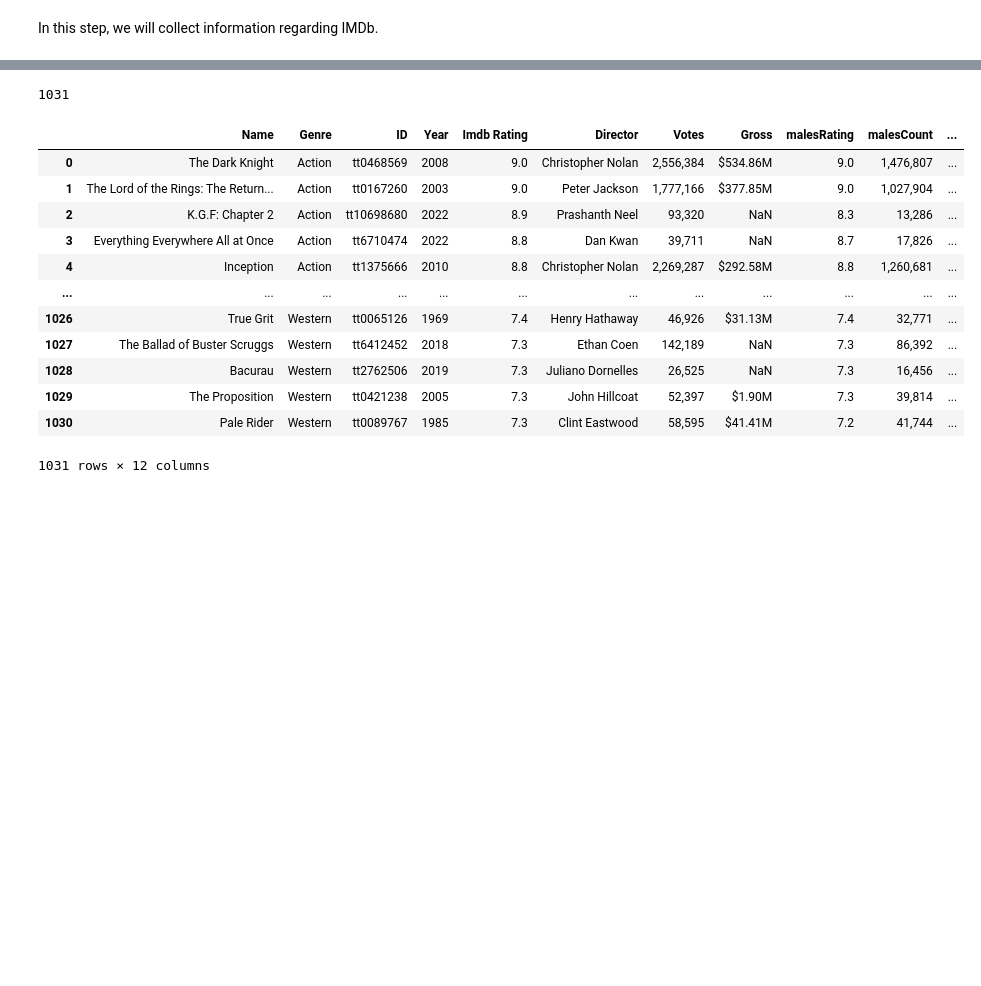
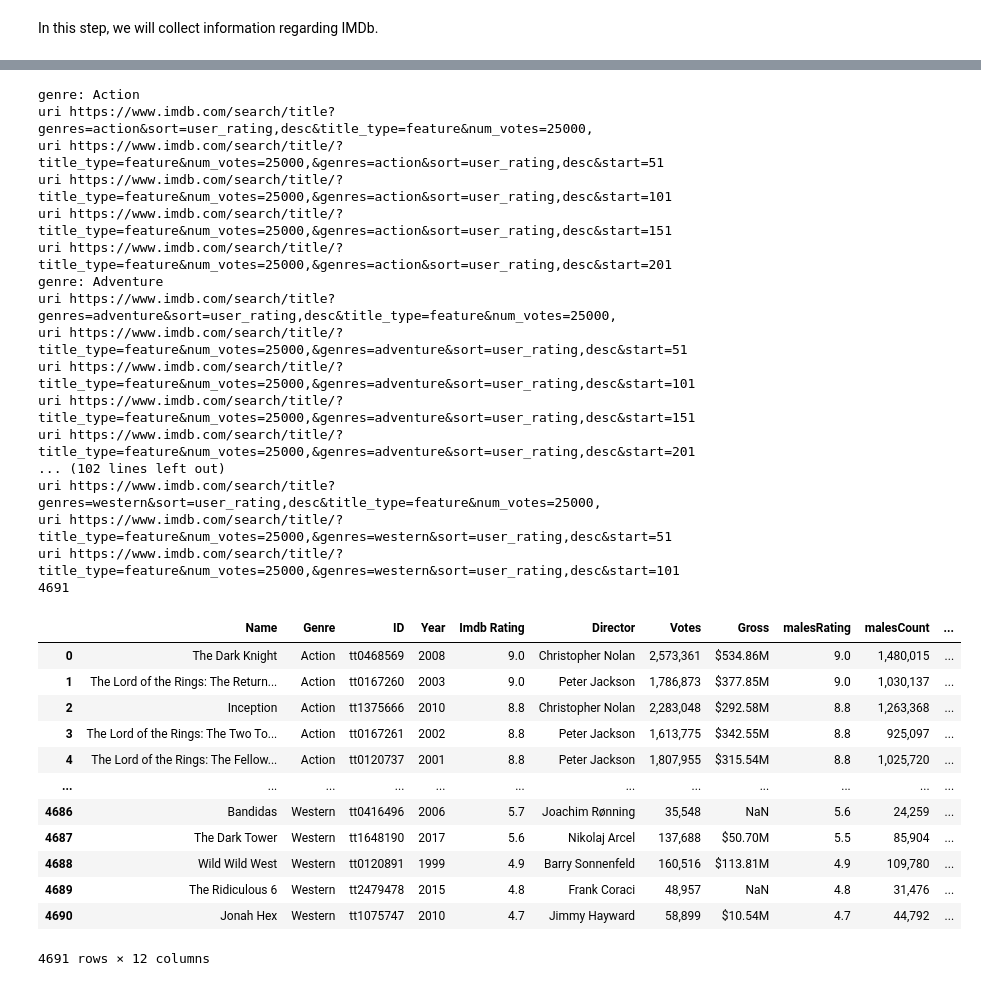
Before and after one commit to Moshe-Frankipour/DataScience-IMDb, a Jupyter notebook: Step 1 - Data Collection.ipynb, the cells around one changed output, grey strips where cells are left out. Cells and saved outputs as stored; diff of their text form; code cells hidden in the pictures; blank space fills up the shorter version.

```diff
--- a/Step 1 - Data Collection.ipynb
+++ b/Step 1 - Data Collection.ipynb
@@ -41,7 +41,7 @@ DF genres with url:
 | 20 | Western | https://www.imdb.com/search/title... |
 # %%
 ## ---------------------------------------------
-def GetDataPerGenre(genre, uri):
+def GetDataPerGenre(genre, uri): #per page
     time.sleep(0.2)
     page = requests.get(uri)
     soup = BeautifulSoup(page.content, 'html.parser')
@@ -50,10 +50,9 @@ def GetDataPerGenre(genre, uri):
     for el in content:
         name = el('h3',class_='lister-item-header')[0].a.text ## get item without list
         i = el('h3',class_='lister-item-header')[0].a['href'].split('/')[2]  ## get item without list
-        year = el('h3',class_='lister-item-header')[0].find('span', class_='lister-item-year').text.replace('(','').replace(')','')
+        year = el('h3',class_='lister-item-header')[0].find('span', class_='lister-item-year').text.replace('(','').replace(')','').replace('I','').strip()
         imdb_rating = el('div',class_='ratings-bar')[0].find('div', class_='ratings-imdb-rating').strong.text
         director = el('div', class_='lister-item-content')[0].find('p', class_='').find_all('a')[0].text
-        #stars = el('div', class_='lister-item-content')[0].find('p', class_='').find_all('a')[1].text + ',' +
         votes = el('div', class_='lister-item-content')[0].find('p',class_='sort-num_votes-visible').find_all('span',{"name":"nv"})[0].text
         malesRating, malesCount, femalesRating, femalesCount = GetRatingDataByID(i)
         try:
@@ -62,49 +61,94 @@ def GetDataPerGenre(genre, uri):
             gross = np.nan
 
         data.append({'Name':name,'Genre':genre,'ID':i,'Year':year,'Imdb Rating':imdb_rating,'Director':director,
                      'Votes':votes,'Gross':gross, 'malesRating':malesRating, 'malesCount':malesCount,
                      'femalesRating':femalesRating ,'femalesCount':femalesCount})
     return data
 ## ---------------------------------------------
 def GetRatingDataByID(id):
-    time.sleep(1)
+    time.sleep(0.5)
     uri = "https://www.imdb.com/title/{0}/ratings/?ref_=tt_ov_rt".format(id)
     page = requests.get(uri)
     soup = BeautifulSoup(page.content, 'html.parser')
-    content = soup.find_all('table')[1]
+
+    if (len(soup.find_all('table')) > 2):
+        content = soup.find_all('table')[1]
+    else:
+        content = soup.find_all('table')[0]
 
     males = content.find_all('tr')[2]
     malesRating = males.find('div', class_='bigcell').text
     malesCount = males.find('div', class_='smallcell').text.strip()
 
     females = content.find_all('tr')[3]
     femalesRating = females.find('div', class_='bigcell').text
     femalesCount = females.find('div', class_='smallcell').text.strip()
 
     return (malesRating, malesCount, femalesRating, femalesCount)
 ## ---------------------------------------------
+def GetNextPage(uri):
+    time.sleep(0.2)
+    page = requests.get(uri)
+    soup = BeautifulSoup(page.content, 'html.parser')
+    href = soup.find('a', class_='next-page')
+    ## end of paging
+    if (href == None):
+        return ""
+
+    return "https://www.imdb.com{0}".format(href['href'])
+## ---------------------------------------------
+def Init(genre, uri):
+    temp = []
+    temp.extend(GetDataPerGenre(genre, uri)) # first page
+    nextUri = uri
+    count = 0
+    while (True):
+        nextUri = GetNextPage(nextUri)
+        if (nextUri == "" or count == 4):
+            break
+        temp.extend(GetDataPerGenre(genre, nextUri))
+        count = count + 1
+
+    return temp
+## ---------------------------------------------
 data = []
 for item in listGenre:
-    data.extend(GetDataPerGenre(item['Name'], item['URL']))
+    data.extend(Init(item['Name'], item['URL']))
 
 print (len(data))
 df = pd.DataFrame(data)
 df
 # %% [output]
-1031
+genre: Action
+uri https://www.imdb.com/search/title?genres=action&sort=user_rating,desc&title_type=feature&num_votes=25000,
+uri https://www.imdb.com/search/title/?title_type=feature&num_votes=25000,&genres=action&sort=user_rating,desc&start=51
+uri https://www.imdb.com/search/title/?title_type=feature&num_votes=25000,&genres=action&sort=user_rating,desc&start=101
+uri https://www.imdb.com/search/title/?title_type=feature&num_votes=25000,&genres=action&sort=user_rating,desc&start=151
+uri https://www.imdb.com/search/title/?title_type=feature&num_votes=25000,&genres=action&sort=user_rating,desc&start=201
+genre: Adventure
+uri https://www.imdb.com/search/title?genres=adventure&sort=user_rating,desc&title_type=feature&num_votes=25000,
+uri https://www.imdb.com/search/title/?title_type=feature&num_votes=25000,&genres=adventure&sort=user_rating,desc&start=51
+uri https://www.imdb.com/search/title/?title_type=feature&num_votes=25000,&genres=adventure&sort=user_rating,desc&start=101
+uri https://www.imdb.com/search/title/?title_type=feature&num_votes=25000,&genres=adventure&sort=user_rating,desc&start=151
+uri https://www.imdb.com/search/title/?title_type=feature&num_votes=25000,&genres=adventure&sort=user_rating,desc&start=201
+... (102 lines left out)
+uri https://www.imdb.com/search/title?genres=western&sort=user_rating,desc&title_type=feature&num_votes=25000,
+uri https://www.imdb.com/search/title/?title_type=feature&num_votes=25000,&genres=western&sort=user_rating,desc&start=51
+uri https://www.imdb.com/search/title/?title_type=feature&num_votes=25000,&genres=western&sort=user_rating,desc&start=101
+4691
 |  | Name | Genre | ID | Year | Imdb Rating | Director | Votes | Gross | malesRating | malesCount | ... |
-| 0 | The Dark Knight | Action | tt0468569 | 2008 | 9.0 | Christopher Nolan | 2,556,384 | $534.86M | 9.0 | 1,476,807 | ... |
-| 1 | The Lord of the Rings: The Return... | Action | tt0167260 | 2003 | 9.0 | Peter Jackson | 1,777,166 | $377.85M | 9.0 | 1,027,904 | ... |
-| 2 | K.G.F: Chapter 2 | Action | tt10698680 | 2022 | 8.9 | Prashanth Neel | 93,320 | NaN | 8.3 | 13,286 | ... |
-| 3 | Everything Everywhere All at Once | Action | tt6710474 | 2022 | 8.8 | Dan Kwan | 39,711 | NaN | 8.7 | 17,826 | ... |
-| 4 | Inception | Action | tt1375666 | 2010 | 8.8 | Christopher Nolan | 2,269,287 | $292.58M | 8.8 | 1,260,681 | ... |
+| 0 | The Dark Knight | Action | tt0468569 | 2008 | 9.0 | Christopher Nolan | 2,573,361 | $534.86M | 9.0 | 1,480,015 | ... |
+| 1 | The Lord of the Rings: The Return... | Action | tt0167260 | 2003 | 9.0 | Peter Jackson | 1,786,873 | $377.85M | 9.0 | 1,030,137 | ... |
+| 2 | Inception | Action | tt1375666 | 2010 | 8.8 | Christopher Nolan | 2,283,048 | $292.58M | 8.8 | 1,263,368 | ... |
+| 3 | The Lord of the Rings: The Two To... | Action | tt0167261 | 2002 | 8.8 | Peter Jackson | 1,613,775 | $342.55M | 8.8 | 925,097 | ... |
+| 4 | The Lord of the Rings: The Fellow... | Action | tt0120737 | 2001 | 8.8 | Peter Jackson | 1,807,955 | $315.54M | 8.8 | 1,025,720 | ... |
 | ... | ... | ... | ... | ... | ... | ... | ... | ... | ... | ... | ... |
-| 1026 | True Grit | Western | tt0065126 | 1969 | 7.4 | Henry Hathaway | 46,926 | $31.13M | 7.4 | 32,771 | ... |
-| 1027 | The Ballad of Buster Scruggs | Western | tt6412452 | 2018 | 7.3 | Ethan Coen | 142,189 | NaN | 7.3 | 86,392 | ... |
-| 1028 | Bacurau | Western | tt2762506 | 2019 | 7.3 | Juliano Dornelles | 26,525 | NaN | 7.3 | 16,456 | ... |
-| 1029 | The Proposition | Western | tt0421238 | 2005 | 7.3 | John Hillcoat | 52,397 | $1.90M | 7.3 | 39,814 | ... |
-| 1030 | Pale Rider | Western | tt0089767 | 1985 | 7.3 | Clint Eastwood | 58,595 | $41.41M | 7.2 | 41,744 | ... |
+| 4686 | Bandidas | Western | tt0416496 | 2006 | 5.7 | Joachim Rønning | 35,548 | NaN | 5.6 | 24,259 | ... |
+| 4687 | The Dark Tower | Western | tt1648190 | 2017 | 5.6 | Nikolaj Arcel | 137,688 | $50.70M | 5.5 | 85,904 | ... |
+| 4688 | Wild Wild West | Western | tt0120891 | 1999 | 4.9 | Barry Sonnenfeld | 160,516 | $113.81M | 4.9 | 109,780 | ... |
+| 4689 | The Ridiculous 6 | Western | tt2479478 | 2015 | 4.8 | Frank Coraci | 48,957 | NaN | 4.8 | 31,476 | ... |
+| 4690 | Jonah Hex | Western | tt1075747 | 2010 | 4.7 | Jimmy Hayward | 58,899 | $10.54M | 4.7 | 44,792 | ... |
-1031 rows × 12 columns
+4691 rows × 12 columns
 # %%
 # Export data to a csv file
 df.to_csv("IMDb_rating_data.csv")
```
Also changed, not shown: parts of 1 cell of this notebook, 6 other files.
